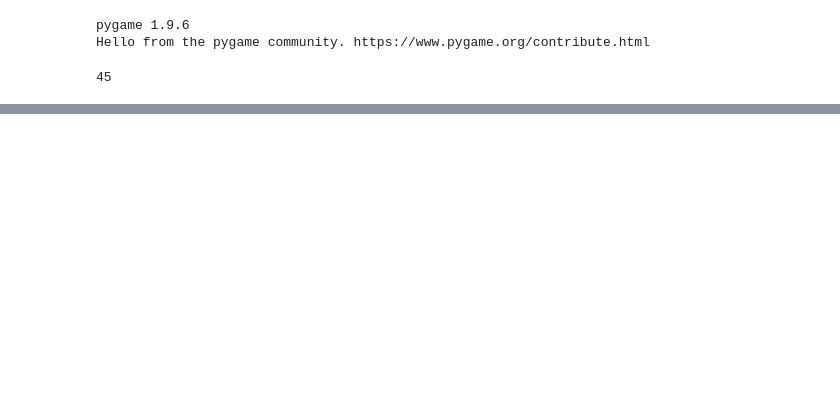
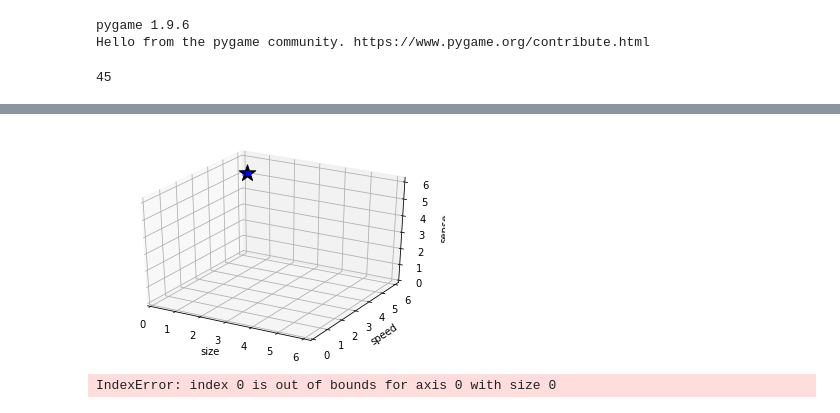
Before and after one commit to hottens/ModelingSimulation, a Jupyter notebook: organisms and simulation.ipynb, the cells around one changed output, grey strips where cells are left out. Cells and saved outputs as stored; diff of their text form; code cells hidden in the pictures; blank space fills up the shorter version.

```diff
--- a/organisms and simulation.ipynb
+++ b/organisms and simulation.ipynb
@@ -480,0 +498,36 @@ plt.show()
+# %%
+data = stats["attributes"][len(stats["attributes"])-1]
+max_attr = np.max([np.max(attrs) for attrs in stats["attributes"]])
+colors = np.array(atts/max_attr)
+km = KMeans(n_clusters=1)
+km = km.fit(data)
+centers = km.cluster_centers_
+
+fig2 = plt.figure()
+ax = fig2.gca(projection='3d')
+ax.scatter(xs=data[:, 0], ys=data[:, 1], zs=data[:, 2], c = "blue", marker = "s")
+ax.scatter(xs=centers[:, 0], ys=centers[:, 1], zs=centers[:, 2], c="black", marker = "*", s=300)
+plt.xlim(0, max_attr)
+plt.ylim(0, max_attr)
+ax.set_zlim(0, max_attr)
+ax.set_xlabel("size")
+ax.set_ylabel("speed")
+ax.set_zlabel("sense")
+plt.show()
+# %% [output]
+[figure, added]
+# %%
+stats["n_clusters"] = []
+for atts in stats["attributes"]:
+    ssd = []
+    K = range(1,min(10, len(np.unique(atts))-2))
+    for k in K:
+        km = KMeans(n_clusters=k)
+        km = km.fit(atts)
+        ssd.append(km.inertia_)
+    n_clusters = 1 + np.where((ssd-np.roll(ssd, -1))<1)[0][0]
+    stats["n_clusters"].append(n_clusters)
+
+print(stats["n_clusters"])
+# %% [output]
+IndexError: index 0 is out of bounds for axis 0 with size 0
```
Also changed, not shown: parts of 7 cells of this notebook.
